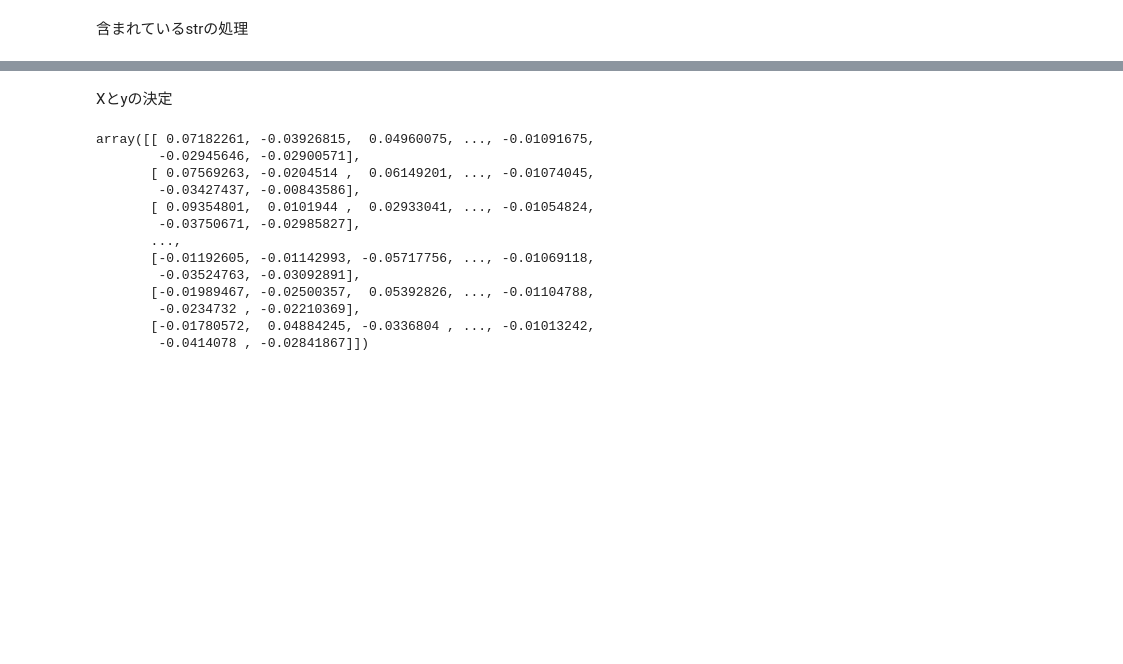
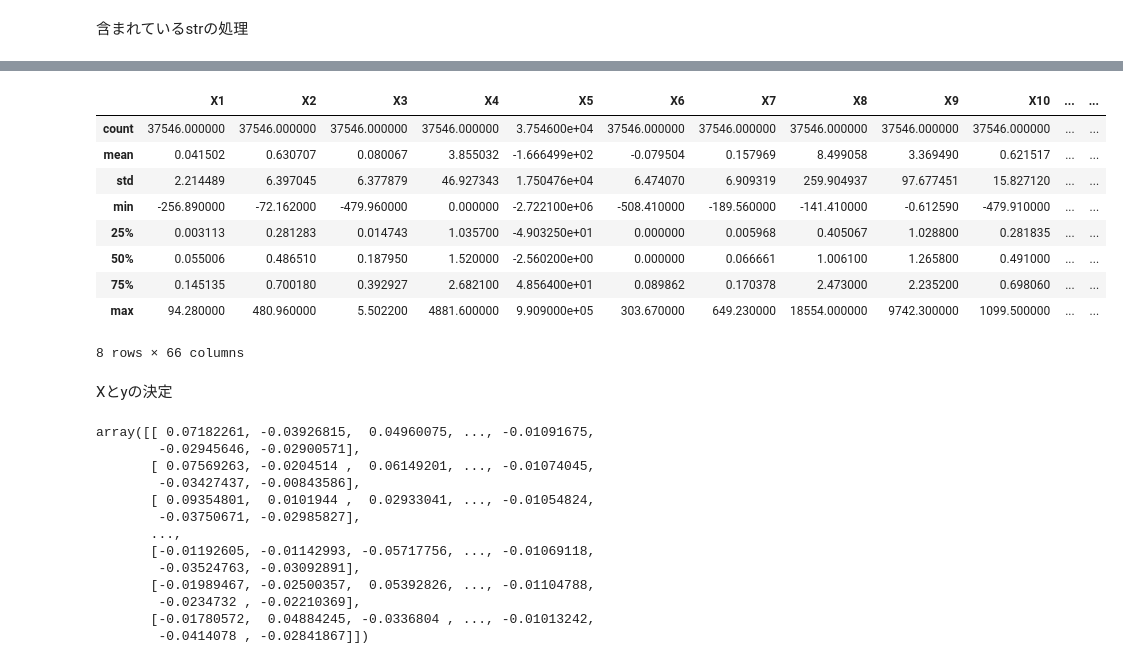
Before and after one commit to wakachii/team_competition, a Jupyter notebook: code.ipynb, the cells around one changed output, grey strips where cells are left out. Cells and saved outputs as stored; diff of their text form; code cells hidden in the pictures; blank space fills up the shorter version.

```diff
--- a/code.ipynb
+++ b/code.ipynb
@@ -69,3 +83,16 @@ test = test.fillna(test.median())
+# %%
+all_data.describe()
+# %% [output]
+|  | X1 | X2 | X3 | X4 | X5 | X6 | X7 | X8 | X9 | X10 | ... | ... |
+| count | 37546.000000 | 37546.000000 | 37546.000000 | 37546.000000 | 3.754600e+04 | 37546.000000 | 37546.000000 | 37546.000000 | 37546.000000 | 37546.000000 | ... | ... |
+| mean | 0.041502 | 0.630707 | 0.080067 | 3.855032 | -1.666499e+02 | -0.079504 | 0.157969 | 8.499058 | 3.369490 | 0.621517 | ... | ... |
+| std | 2.214489 | 6.397045 | 6.377879 | 46.927343 | 1.750476e+04 | 6.474070 | 6.909319 | 259.904937 | 97.677451 | 15.827120 | ... | ... |
+| min | -256.890000 | -72.162000 | -479.960000 | 0.000000 | -2.722100e+06 | -508.410000 | -189.560000 | -141.410000 | -0.612590 | -479.910000 | ... | ... |
+| 25% | 0.003113 | 0.281283 | 0.014743 | 1.035700 | -4.903250e+01 | 0.000000 | 0.005968 | 0.405067 | 1.028800 | 0.281835 | ... | ... |
+| 50% | 0.055006 | 0.486510 | 0.187950 | 1.520000 | -2.560200e+00 | 0.000000 | 0.066661 | 1.006100 | 1.265800 | 0.491000 | ... | ... |
+| 75% | 0.145135 | 0.700180 | 0.392927 | 2.682100 | 4.856400e+01 | 0.089862 | 0.170378 | 2.473000 | 2.235200 | 0.698060 | ... | ... |
+| max | 94.280000 | 480.960000 | 5.502200 | 4881.600000 | 9.909000e+05 | 303.670000 | 649.230000 | 18554.000000 | 9742.300000 | 1099.500000 | ... | ... |
+8 rows × 66 columns
 # %% [markdown]
 Xとyの決定
 # %%
```
Also changed, not shown: parts of 12 cells of this notebook.
